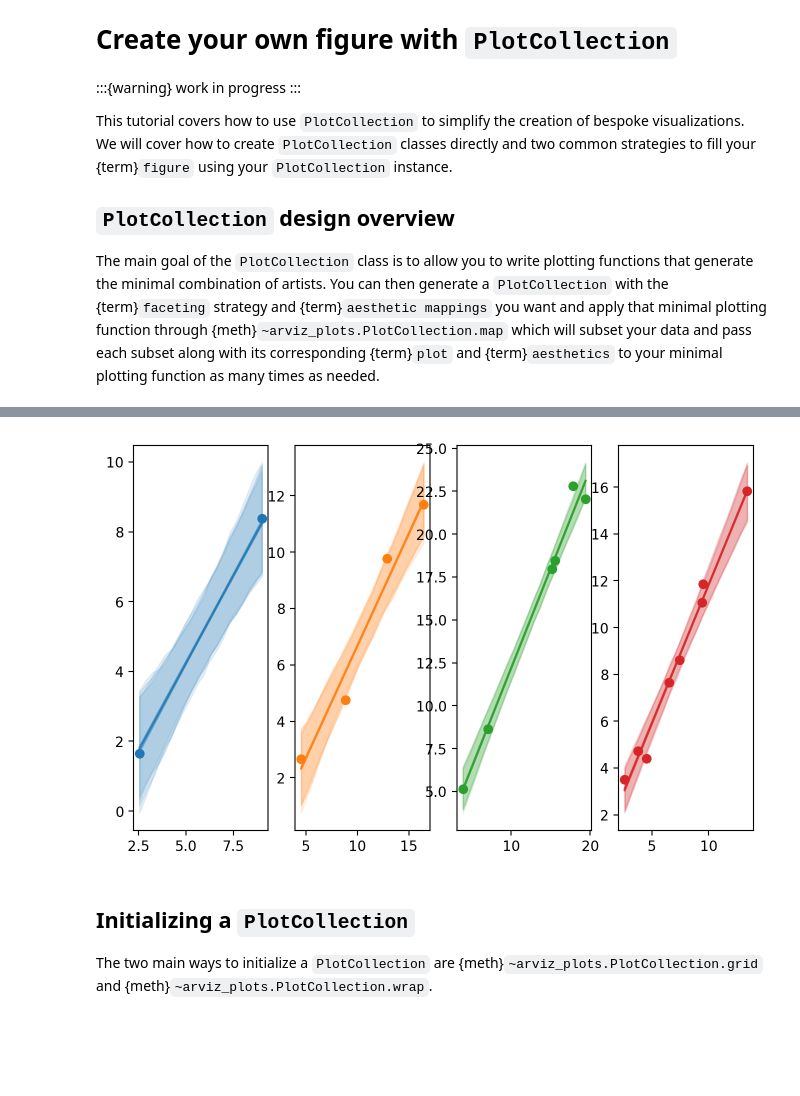
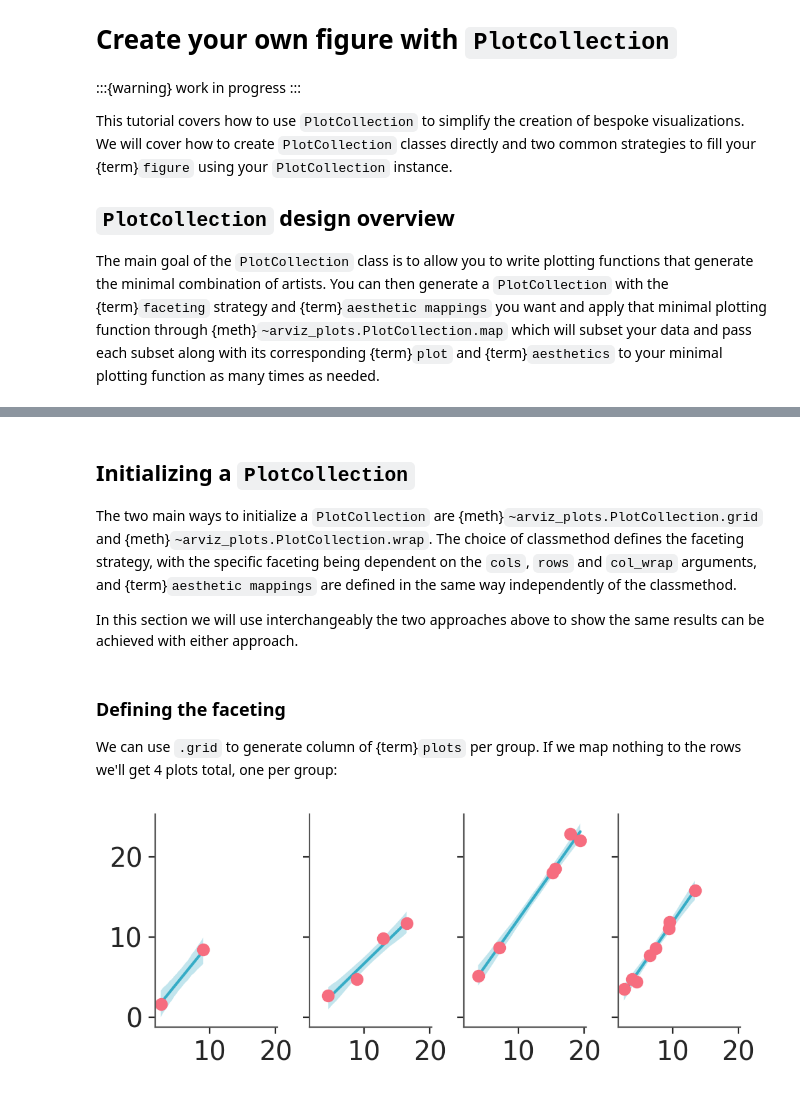
Before and after one commit to arviz-devs/arviz-plots, a Jupyter notebook: docs/source/tutorials/compose_own_plot.ipynb, the cells around one changed output, grey strips where cells are left out. Saved outputs shown, nothing was run; the diff lists cells and outputs as text; code cells hidden in the pictures; blank space fills up the shorter version.

Commit message:
add text content to compose own plot notebook

```diff
--- a/docs/source/tutorials/compose_own_plot.ipynb
+++ b/docs/source/tutorials/compose_own_plot.ipynb
@@ -15,17 +28,14 @@ your minimal plotting function as many times as needed.
 # %%
+import arviz_base as azb
 import arviz_stats as azs
 import arviz_plots as azp
-import arviz_base as azb
+
+azp.style.use("arviz-variat")
 # %%
-import arviz as az
-import matplotlib.pyplot as plt
 import pandas as pd
 import numpy as np
 import pymc as pm
 import xarray as xr
-
-plt.rcParams["figure.figsize"] = [8, 5]
-%config InlineBackend.figure_format = 'retina'
 
 RANDOM_SEED = 42
 rng = np.random.default_rng(RANDOM_SEED)
@@ -59,19 +69,19 @@ prior_std = 1
 x_data = df.x.values
 y_data = df.y.values
 
-coords = {"groups": df["group"].cat.categories, "obs_ind": df.index}
+coords = {"groups": df["group"].cat.categories, "obs_id": df.index}
 
-with pm.Model(coords=coords) as _m:
-    x = pm.Data("x", x_data, dims="obs_ind")
-    y = pm.Data("y", y_data, dims="obs_ind")
-    group = pm.Data("group", df["group"].cat.codes.values, dims="obs_ind")
+with pm.Model(coords=coords) as model:
+    x = pm.Data("x", x_data, dims="obs_id")
+    y = pm.Data("y", y_data, dims="obs_id")
+    group = pm.Data("group", df["group"].cat.codes.values, dims="obs_id")
     # priors
     intercept = pm.Normal("intercept", mu=0, sigma=10, dims=["groups"])
     beta = pm.Normal("beta", mu=prior_mean, sigma=prior_std, dims=["groups"])
     sigma = pm.HalfNormal("sigma", sigma=5)
     # likelihood
-    mu = pm.Deterministic("mu", intercept[group] + beta[group] * x, dims="obs_ind")
-    pm.Normal("obs", mu=mu, sigma=sigma, observed=y, dims="obs_ind")
+    mu = pm.Deterministic("mu", intercept[group] + beta[group] * x, dims="obs_id")
+    pm.Normal("obs", mu=mu, sigma=sigma, observed=y, dims="obs_id")
     # sample
     idata = pm.sample()
 
@@ -87,14 +97,14 @@ g = np.concatenate([[i] * n_interp_points for i in range(n_groups)]).astype(int)
 predict_at = {"x": xi, "group": g, "y": np.zeros_like(xi)}
 
 # Posterior prediction on the grid of points -------------------------------------------
-coords = {"groups": predict_at["group"], "obs_ind": np.arange(len(xi))}
+coords = {"groups": predict_at["group"], "obs_id": np.arange(len(xi))}
 
-with _m:
+with model:
     pm.set_data(predict_at, coords=coords)
     idata.extend(
         pm.sample_posterior_predictive(
             idata,
-            var_names=["mu", "y"],
+            var_names=["mu"],
             random_seed=rng,
             progressbar=False,
             predictions=True,
@@ -202,3 +233,6 @@ pc.map(line_ribbon_dots, x_pred=pred_data["x"], x=data["x"], y=data["obs"], alph
 # %%
 def hdi_band(da, target, x, **kwargs):
     return target.fill_between(x, da.sel(hdi="lower"), da.sel(hdi="higher"), **kwargs)
+
+hdi_ds = predictions.azstats.hdi()
+mean_ds = predictions.mean(["chain", "draw"])
@@ -228,16 +239,20 @@ pc.map(azp.visuals.scatter_xy, data=data[["obs"]], x=data["x"])
-# %%
-ds = predictions[["mu"]]
-pc = azp.PlotCollection.grid(
-    ds,
-    cols=["group"],
-    aes={"color": ["group"], "overlay": ["chain"]},
-)
-pc.map(hdi_band, data=ds.azstats.hdi(dims=["draw"]), x=pred_data["x"], alpha=0.1)
-pc.map(azp.visuals.line_xy, data=ds.mean("draw"), x=pred_data["x"], alpha=0.5)
-pc.map(azp.visuals.scatter_xy, data=data["obs"], x=data["x"])
-# %% [output]
-[figure, removed]
 # %% [markdown]
 ## Initializing a `PlotCollection`
 
-The two main ways to initialize a `PlotCollection` are {meth}`~arviz_plots.PlotCollection.grid` and {meth}`~arviz_plots.PlotCollection.wrap`.
+The two main ways to initialize a `PlotCollection` are {meth}`~arviz_plots.PlotCollection.grid` and {meth}`~arviz_plots.PlotCollection.wrap`. The choice of classmethod defines the faceting strategy, with the specific faceting being dependent on the `cols`, `rows` and `col_wrap` arguments, and {term}`aesthetic mappings` are defined in the same way independently of the classmethod.
+
+In this section we will use interchangeably the two approaches above to show the same results can be achieved with either approach.
+# %% [markdown]
+### Defining the faceting
+We can use `.grid` to generate column of {term}`plots` per group. If we map nothing to the rows we'll get 4 plots total, one per group:
+# %%
+pc = azp.PlotCollection.grid(
+    predictions,
+    cols=["group"],
+    plot_grid_kws={"sharex": True, "sharey": True, "figsize": (5, 2)}
+)
+pc.map(hdi_band, data=hdi_ds, x=pred_data["x"], alpha=0.3)
+pc.map(azp.visuals.line_xy, data=mean_ds, x=pred_data["x"])
+pc.map(azp.visuals.scatter_xy, y=data["obs"], x=data["x"])
+# %% [output]
+[figure, added]
```
Also changed, not shown: parts of 28 cells of this notebook, 2 other files.
